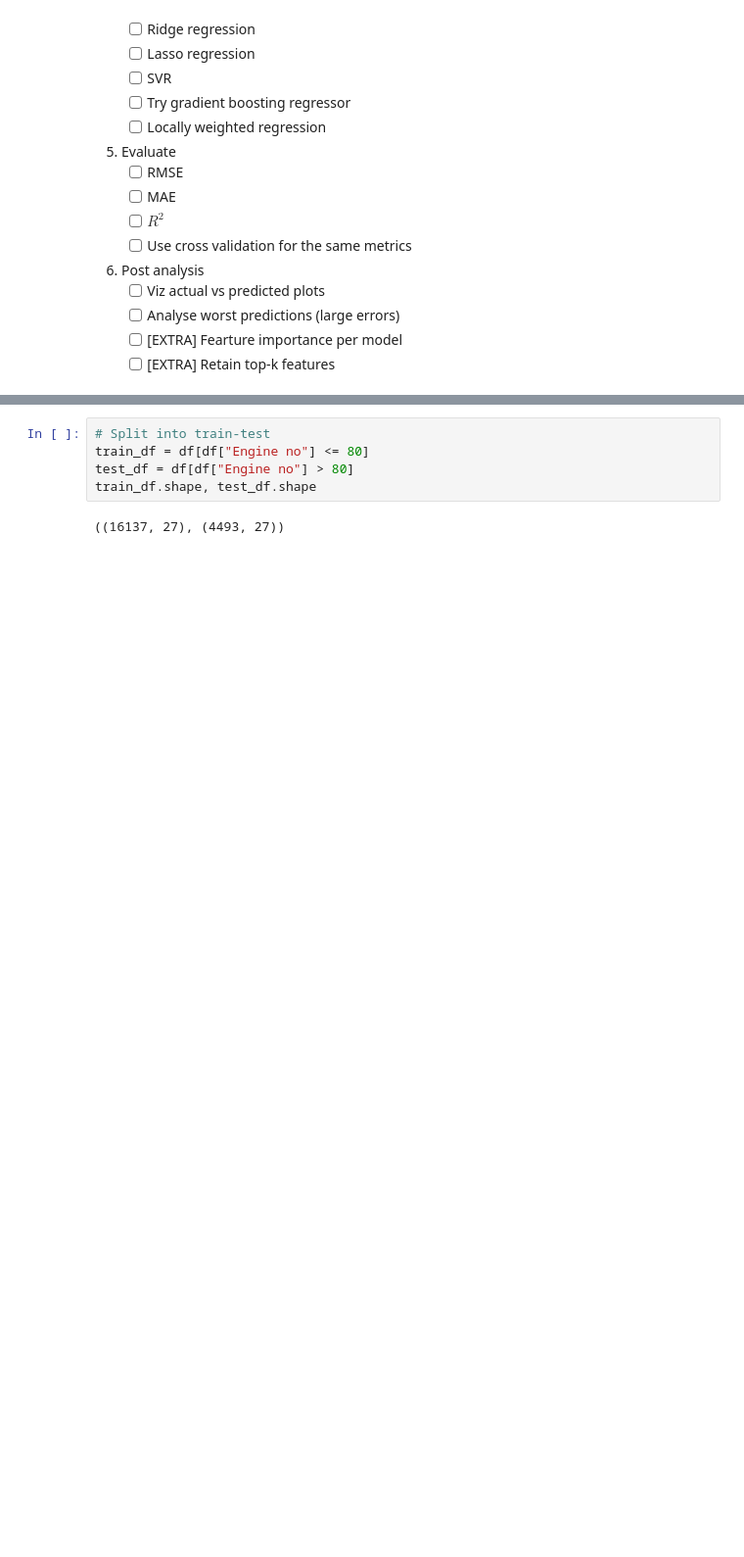
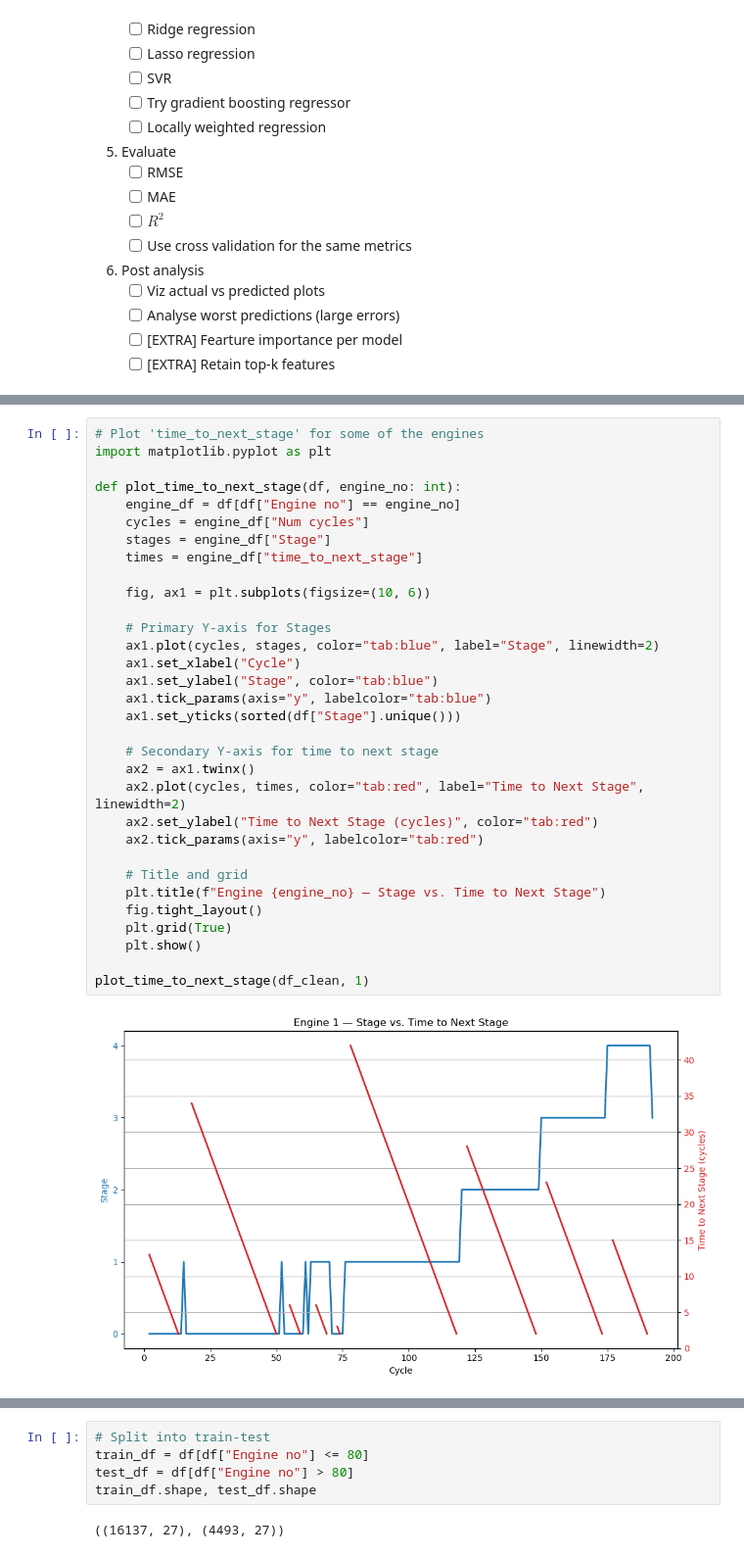
Before and after one commit to Dristro/ML_Project, a Jupyter notebook: G_007_053_055_132_199/code/Phase_3/Phase_3.ipynb, the cells around one changed output, grey strips where cells are left out. Shown: that part at 98% size. Cells and saved outputs as stored; diff of their text form; blank space fills up the shorter version.

```diff
--- a/G_007_053_055_132_199/code/Phase_3/Phase_3.ipynb
+++ b/G_007_053_055_132_199/code/Phase_3/Phase_3.ipynb
@@ -119,0 +168,34 @@ df.shape
+# %%
+# Plot 'time_to_next_stage' for some of the engines
+import matplotlib.pyplot as plt
+
+def plot_time_to_next_stage(df, engine_no: int):
+    engine_df = df[df["Engine no"] == engine_no]
+    cycles = engine_df["Num cycles"]
+    stages = engine_df["Stage"]
+    times = engine_df["time_to_next_stage"]
+
+    fig, ax1 = plt.subplots(figsize=(10, 6))
+
+    # Primary Y-axis for Stages
+    ax1.plot(cycles, stages, color="tab:blue", label="Stage", linewidth=2)
+    ax1.set_xlabel("Cycle")
+    ax1.set_ylabel("Stage", color="tab:blue")
+    ax1.tick_params(axis="y", labelcolor="tab:blue")
+    ax1.set_yticks(sorted(df["Stage"].unique()))
+
+    # Secondary Y-axis for time to next stage
+    ax2 = ax1.twinx()
+    ax2.plot(cycles, times, color="tab:red", label="Time to Next Stage", linewidth=2)
+    ax2.set_ylabel("Time to Next Stage (cycles)", color="tab:red")
+    ax2.tick_params(axis="y", labelcolor="tab:red")
+
+    # Title and grid
+    plt.title(f"Engine {engine_no} — Stage vs. Time to Next Stage")
+    fig.tight_layout()
+    plt.grid(True)
+    plt.show()
+
+plot_time_to_next_stage(df_clean, 1)
+# %% [output]
+[figure, added]
```
Also changed, not shown: parts of 9 cells of this notebook.
